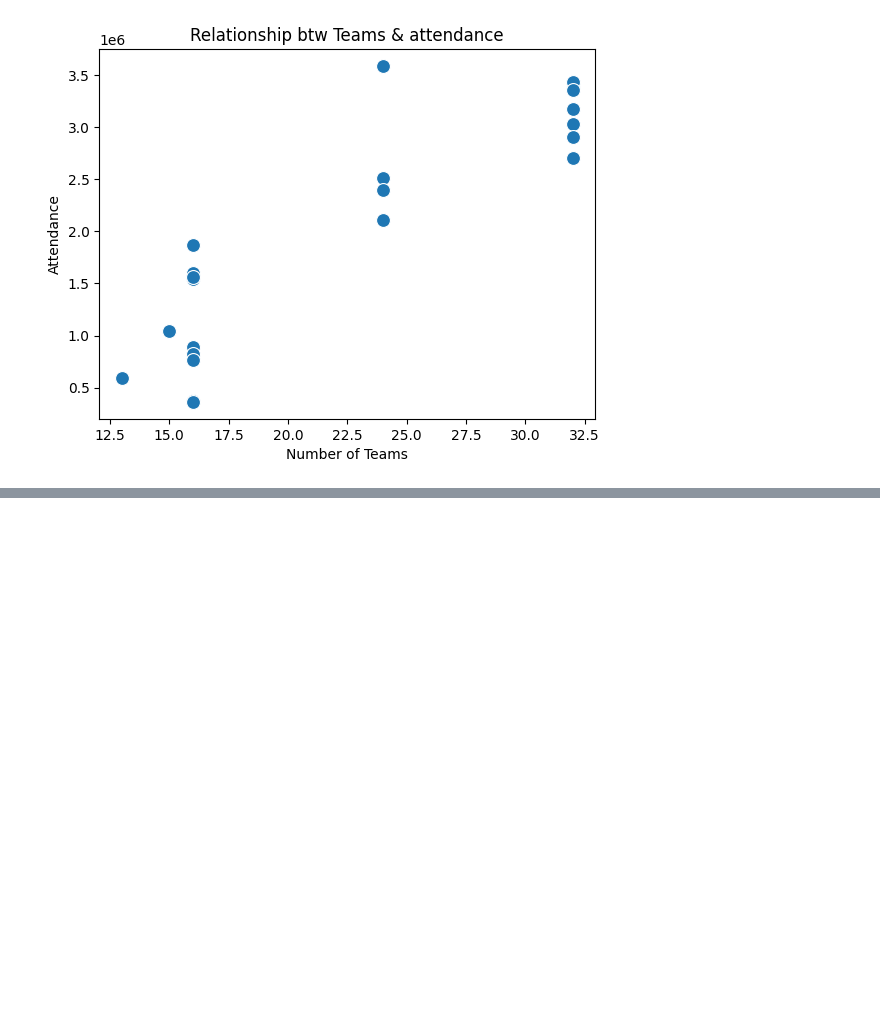
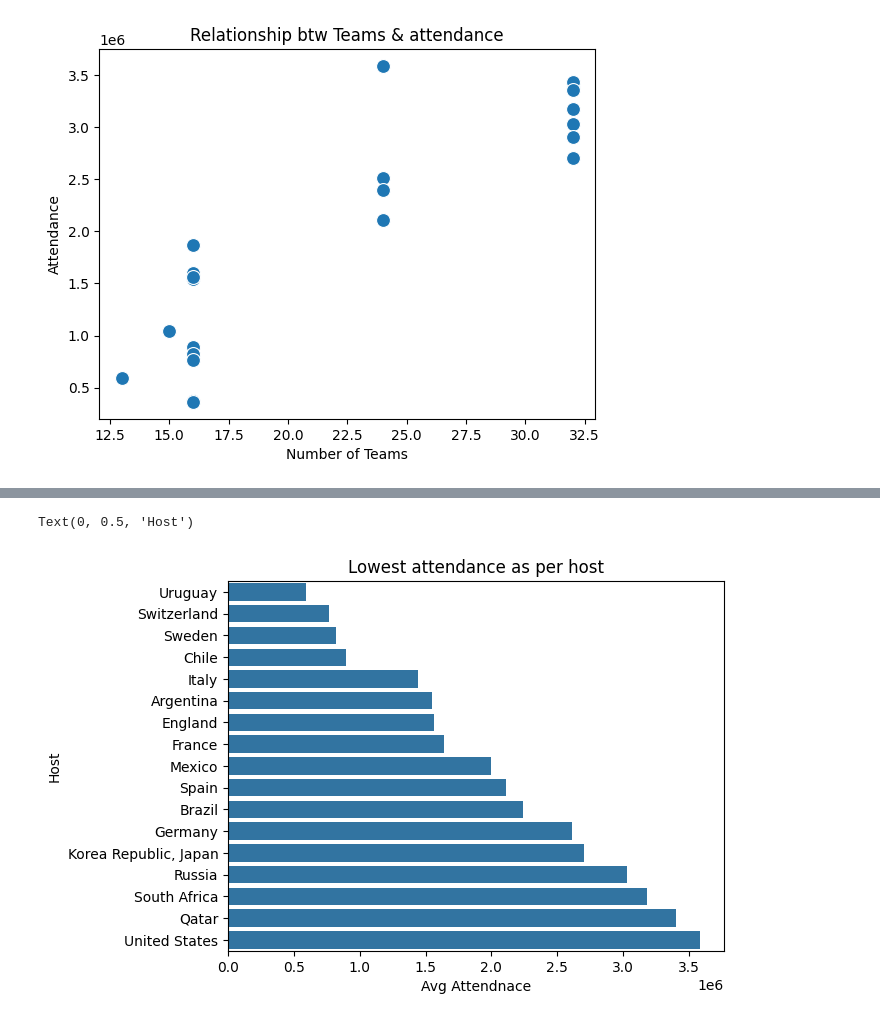
Before and after one commit to ShlokGadhave/l-Football-Analytics-Match-Performance-Goal-Scoring-Insights, a Jupyter notebook: World_Cups.ipynb, the cells around one changed output, grey strips where cells are left out. Drawn from its saved outputs; the diff is of its cells as text; code cells hidden in the pictures; blank space fills up the shorter version.

```diff
--- a/World_Cups.ipynb
+++ b/World_Cups.ipynb
@@ -322,0 +350,4 @@ Text(0, 0.5, 'Attendance')
+# %%
+# host nation attracted the lowest attendance
+lowest_attendance_per_host=df.groupby('Host')['Attendance'].mean().sort_values(ascending=True).reset_index(name='Avg')
+lowest_attendance_per_host.head(10)
@@ -322,0 +366,8 @@ Text(0, 0.5, 'Attendance')
+# %%
+sns.barplot(data=lowest_attendance_per_host,x='Avg',y='Host')
+plt.title('Lowest attendance as per host')
+plt.xlabel('Avg Attendnace')
+plt.ylabel('Host')
+# %% [output]
+Text(0, 0.5, 'Host')
+[figure, added]
```
Also changed, not shown: parts of 5 cells of this notebook.
